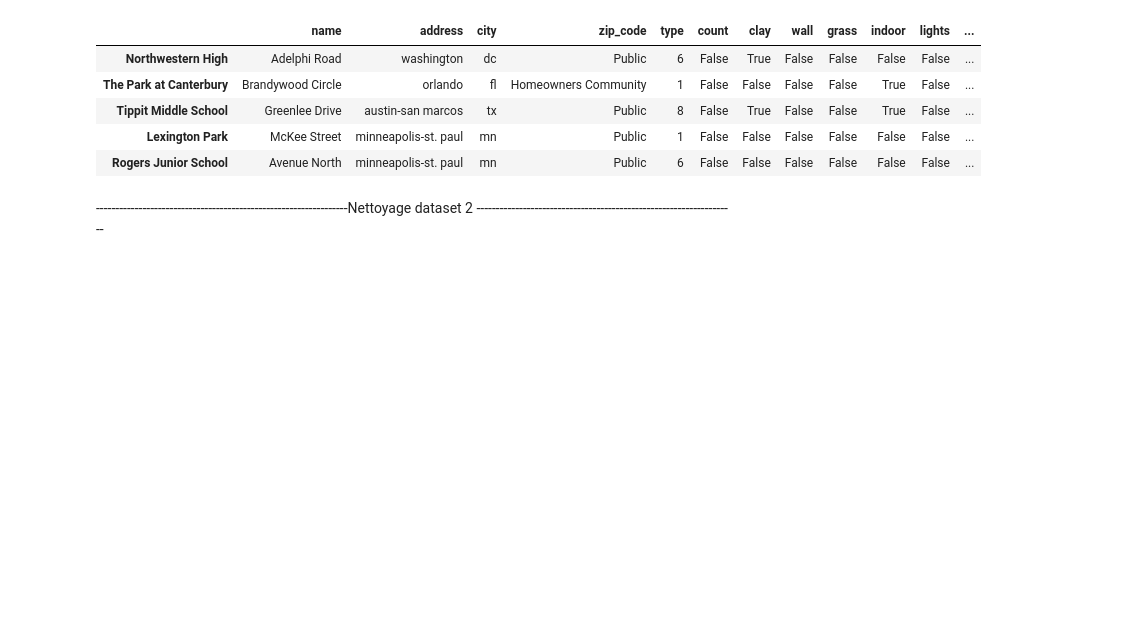
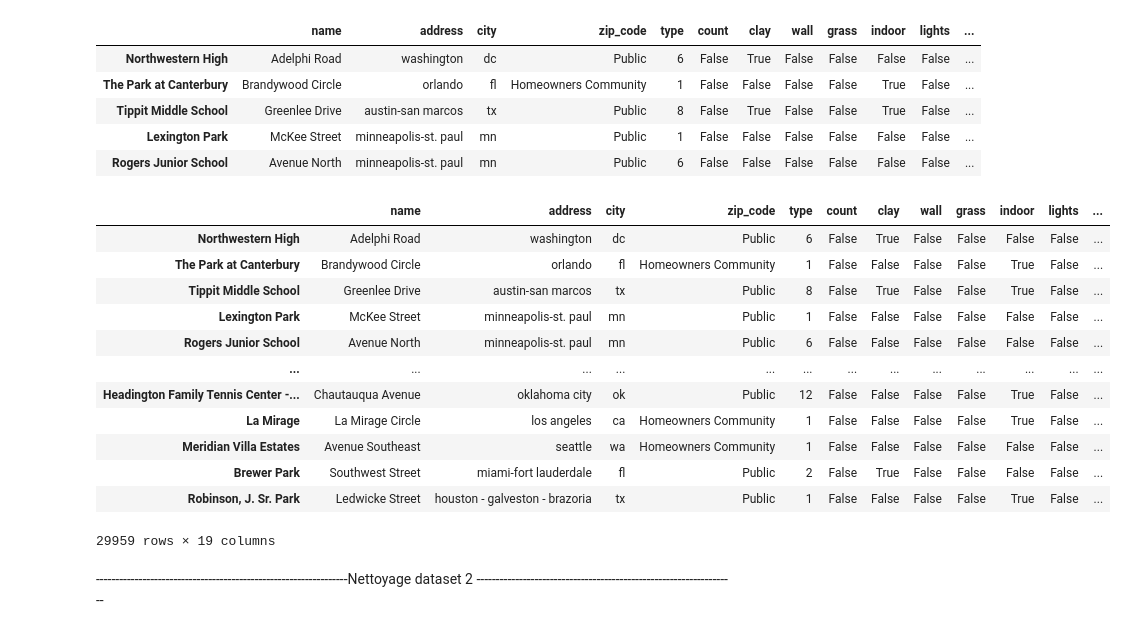
Before and after one commit to S0nia11/Projet_Sp-, a Jupyter notebook: Nettoyage data/Datasets/Terrains/Nettoyage_datasets_terrains.ipynb, the cells around one changed output. Cells and saved outputs as stored; diff of their text form; code cells hidden in the pictures; blank space fills up the shorter version.

```diff
--- a/Nettoyage data/Datasets/Terrains/Nettoyage_datasets_terrains.ipynb
+++ b/Nettoyage data/Datasets/Terrains/Nettoyage_datasets_terrains.ipynb
@@ -9,7 +10,7 @@ import re
 # %% [markdown]
 Lecture des datasets
 # %%
-df1 = pd.read_csv('tennis_courts.csv')
+df1 = pd.read_csv('tennis_courtsV1.csv')
 df1.head()
 # %% [output]
 |  | name | address | city | state | zip_code | type | count | clay | wall | grass | indoor | ... |
@@ -143,6 +143,31 @@ df1.head()
 | Tippit Middle School | Greenlee Drive | austin-san marcos | tx | Public | 8 | False | True | False | False | True | False | ... |
 | Lexington Park | McKee Street | minneapolis-st. paul | mn | Public | 1 | False | False | False | False | False | False | ... |
 | Rogers Junior School | Avenue North | minneapolis-st. paul | mn | Public | 6 | False | False | False | False | False | False | ... |
+# %%
+def extract_specific_values(row):
+    data = row['longitude']
+    pattern = r'"(clay|wall|grass|indoor|lights|stringing)"=>"([^"]+)"'
+    matches = re.findall(pattern, data)
+    values = {key: value for key, value in matches}
+    return pd.Series(values)
+df_extracted = df1.apply(extract_specific_values, axis=1)
+df1 = pd.concat([df1, df_extracted], axis=1)
+df1 = df1.drop(columns=['longitude'])
+df1
+# %% [output]
+|  | name | address | city | zip_code | type | count | clay | wall | grass | indoor | lights | ... |
+| Northwestern High | Adelphi Road | washington | dc | Public | 6 | False | True | False | False | False | False | ... |
+| The Park at Canterbury | Brandywood Circle | orlando | fl | Homeowners Community | 1 | False | False | False | False | True | False | ... |
+| Tippit Middle School | Greenlee Drive | austin-san marcos | tx | Public | 8 | False | True | False | False | True | False | ... |
+| Lexington Park | McKee Street | minneapolis-st. paul | mn | Public | 1 | False | False | False | False | False | False | ... |
+| Rogers Junior School | Avenue North | minneapolis-st. paul | mn | Public | 6 | False | False | False | False | False | False | ... |
+| ... | ... | ... | ... | ... | ... | ... | ... | ... | ... | ... | ... | ... |
+| Headington Family Tennis Center -... | Chautauqua Avenue | oklahoma city | ok | Public | 12 | False | False | False | False | True | False | ... |
+| La Mirage | La Mirage Circle | los angeles | ca | Homeowners Community | 1 | False | False | False | False | True | False | ... |
+| Meridian Villa Estates | Avenue Southeast | seattle | wa | Homeowners Community | 1 | False | False | False | False | False | False | ... |
+| Brewer Park | Southwest Street | miami-fort lauderdale | fl | Public | 2 | False | True | False | False | False | False | ... |
+| Robinson, J. Sr. Park | Ledwicke Street | houston - galveston - brazoria | tx | Public | 1 | False | False | False | False | True | False | ... |
+29959 rows × 19 columns
 # %% [markdown]
 -----------------------------------------------------------------Nettoyage dataset 2 -------------------------------------------------------------------
 # %%
```
Also changed, not shown: parts of 10 cells of this notebook, 6 other files.
